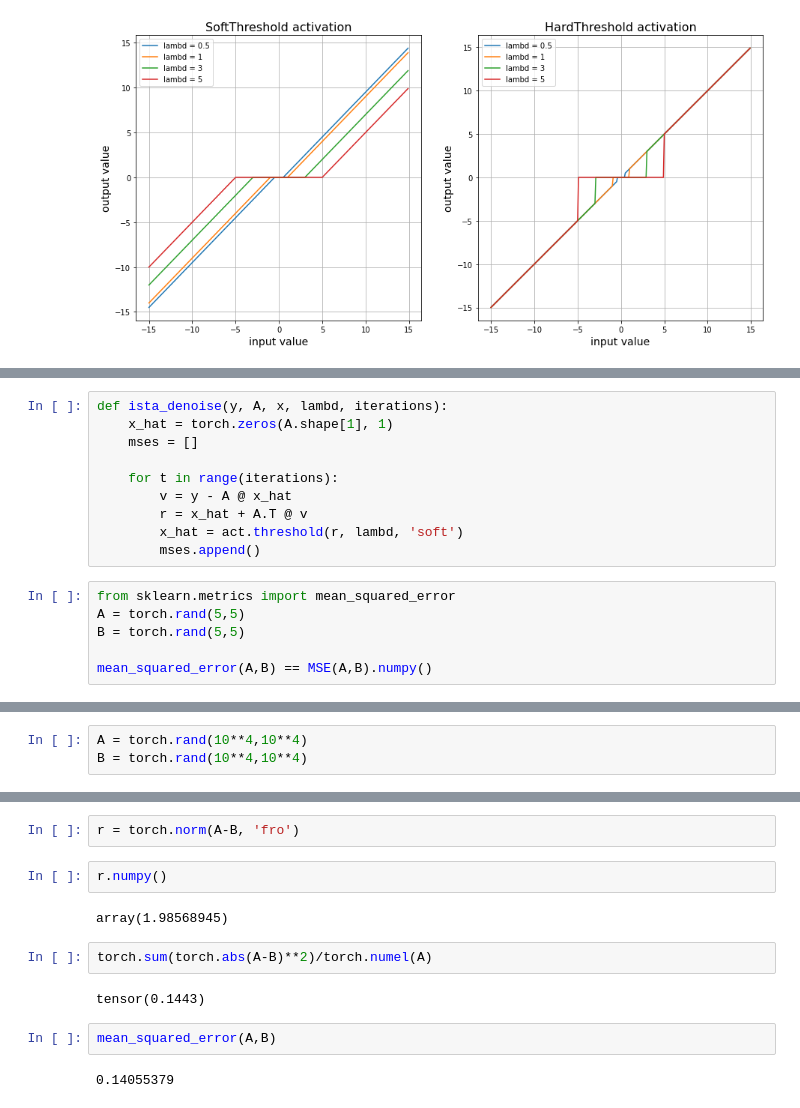
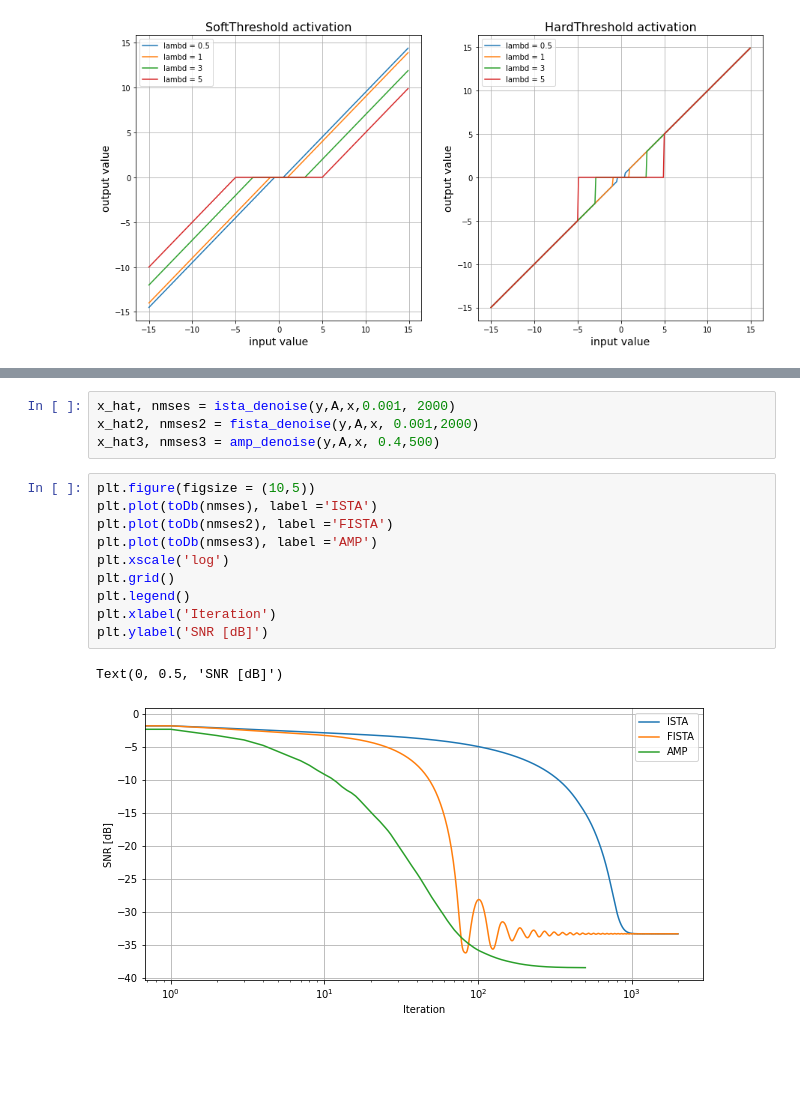
Before and after one commit to Albly/Sparce_image_reconstruction, a Jupyter notebook: notebooks/tests.ipynb, the cells around one changed output, grey strips where cells are left out. Drawn from its saved outputs; the diff is of its cells as text; blank space fills up the shorter version.

Commit message:
ISTA, FISTA, AMP have been added

```diff
--- a/notebooks/tests.ipynb
+++ b/notebooks/tests.ipynb
@@ -95,16 +94,0 @@ x_hat = torch.zeros(A.shape[1], 1)
-# %%
-def ista_denoise(y, A, x, lambd, iterations):
-    x_hat = torch.zeros(A.shape[1], 1)
-    mses = []
-
-    for t in range(iterations):
-        v = y - A @ x_hat
-        r = x_hat + A.T @ v
-        x_hat = act.threshold(r, lambd, 'soft')
-        mses.append()
-# %%
-from sklearn.metrics import mean_squared_error
-A = torch.rand(5,5)
-B = torch.rand(5,5)
-
-mean_squared_error(A,B) == MSE(A,B).numpy()
@@ -127,3 +94,0 @@ def n3(A,B):
-# %%
-A = torch.rand(10**4,10**4)
-B = torch.rand(10**4,10**4)
@@ -158,14 +95,17 @@ tensor(False)
-# %%
-r = torch.norm(A-B, 'fro')
-# %%
-r.numpy()
-# %% [output]
-array(1.98568945)
-# %%
-torch.sum(torch.abs(A-B)**2)/torch.numel(A)
-# %% [output]
-tensor(0.1443)
-# %%
-mean_squared_error(A,B)
-# %% [output]
-0.14055379
+# %%
+x_hat, nmses = ista_denoise(y,A,x,0.001, 2000)
+x_hat2, nmses2 = fista_denoise(y,A,x, 0.001,2000)
+x_hat3, nmses3 = amp_denoise(y,A,x, 0.4,500)
+# %%
+plt.figure(figsize = (10,5))
+plt.plot(toDb(nmses), label ='ISTA')
+plt.plot(toDb(nmses2), label ='FISTA')
+plt.plot(toDb(nmses3), label ='AMP')
+plt.xscale('log')
+plt.grid()
+plt.legend()
+plt.xlabel('Iteration')
+plt.ylabel('SNR [dB]')
+# %% [output]
+Text(0, 0.5, 'SNR [dB]')
+[figure, added]
```
Also changed, not shown: parts of 13 cells of this notebook, 1 other file.
